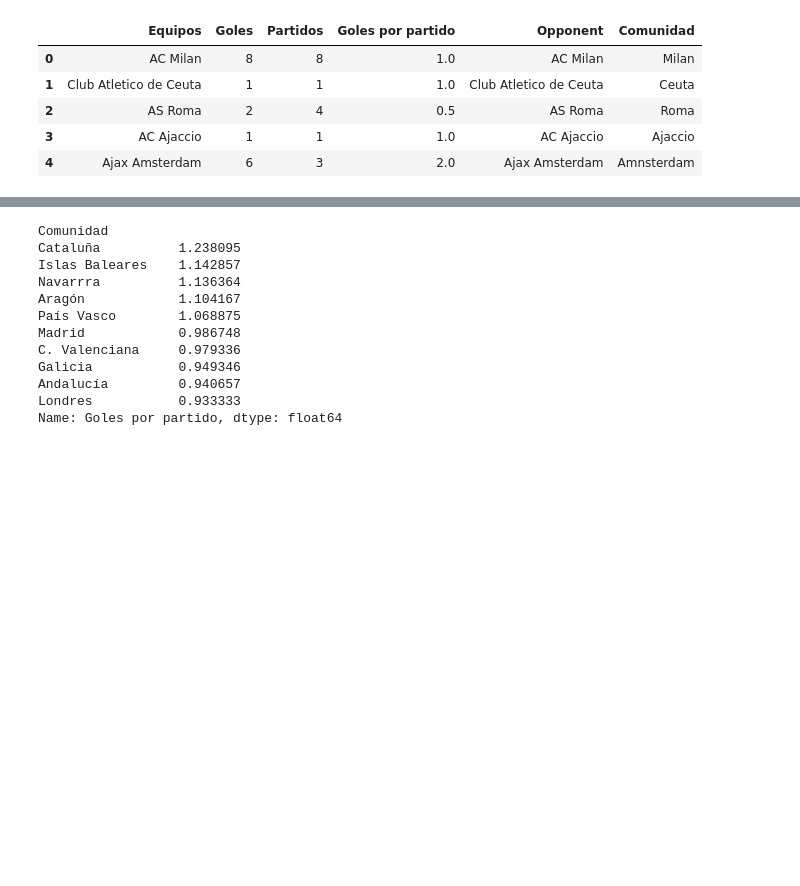
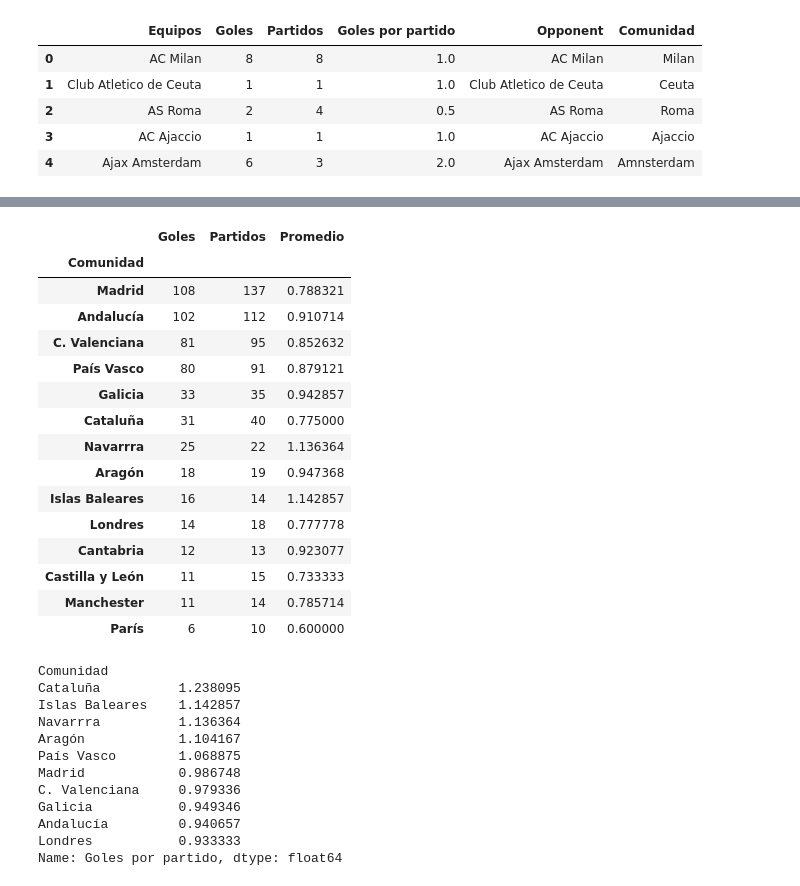
Before and after one commit to Matias-Ibarra/Messi, a Jupyter notebook: memoria.ipynb, the cells around one changed output, grey strips where cells are left out. Cells and saved outputs as stored; diff of their text form; code cells hidden in the pictures; blank space fills up the shorter version.

```diff
--- a/memoria.ipynb
+++ b/memoria.ipynb
@@ -421,0 +442,22 @@ Name: Partidos, dtype: int64
+# %%
+# Promedio vs equipos de cada Comunidad
+promedioxcomunidad = pd.merge(pd.DataFrame(golesxcomunidad), pd.DataFrame(partidosxcomunidad), on='Comunidad', how='inner')
+promedioxcomunidad['Promedio'] = promedioxcomunidad['Goles'] / promedioxcomunidad['Partidos']
+promedioxcomunidad
+# %% [output]
+|  | Goles | Partidos | Promedio |
+| Comunidad |  |  |  |
+| Madrid | 108 | 137 | 0.788321 |
+| Andalucía | 102 | 112 | 0.910714 |
+| C. Valenciana | 81 | 95 | 0.852632 |
+| País Vasco | 80 | 91 | 0.879121 |
+| Galicia | 33 | 35 | 0.942857 |
+| Cataluña | 31 | 40 | 0.775000 |
+| Navarrra | 25 | 22 | 1.136364 |
+| Aragón | 18 | 19 | 0.947368 |
+| Islas Baleares | 16 | 14 | 1.142857 |
+| Londres | 14 | 18 | 0.777778 |
+| Cantabria | 12 | 13 | 0.923077 |
+| Castilla y León | 11 | 15 | 0.733333 |
+| Manchester | 11 | 14 | 0.785714 |
+| París | 6 | 10 | 0.600000 |
```
Also changed, not shown: parts of 22 cells of this notebook, 1 other file.
